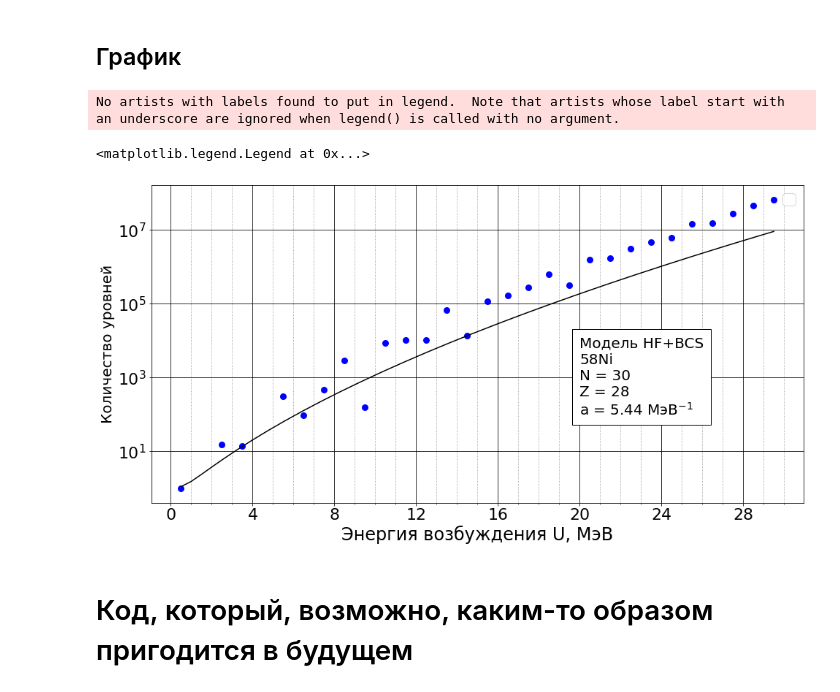
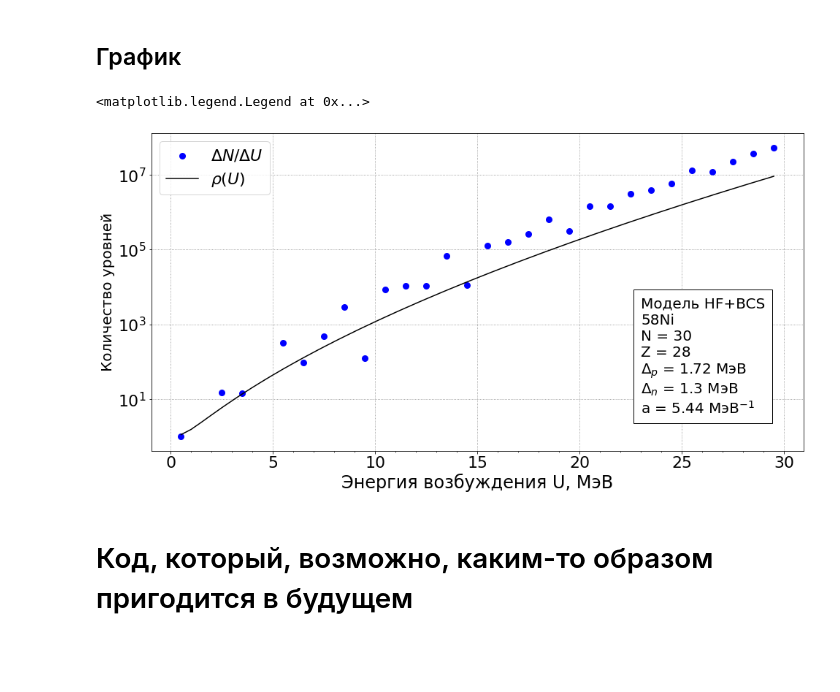
Before and after one commit to leonidtrofimov001/Level-Density, a Jupyter notebook: project_pairing HF_BCS.ipynb, the cells around one changed output. Cells and saved outputs as stored; diff of their text form; code cells hidden in the pictures; blank space fills up the shorter version.

```diff
--- a/project_pairing HF_BCS.ipynb
+++ b/project_pairing HF_BCS.ipynb
@@ -85,7 +91,8 @@ import re
 # %%
 nucleus = '58Ni'
 U = 30
-file = 'SLy4/Ni58_BCSd/Ni58_SLy4.1'
+file = 'SLy4/Ni58_SGII (1).1'
+pairs_2Delta = False # True of False
 # %%
 # Определение массового числа [A], числа протонов [N_p] и нейтронов [N_n] из [nucleus]
 
@@ -1115,30 +1116,33 @@ for i in range(len(rho_U_formula_range)):
 # %%
 fig, graph = plt.subplots(figsize=(16, 8))
 
 graph.set_xlabel("Энергия возбуждения U, МэВ", fontsize=24)
 graph.set_ylabel("Количество уровней", fontsize=20)
 
-graph.xaxis.set_major_locator(ticker.MultipleLocator(4))
-graph.grid(which='major', color='k')
+# graph.xaxis.set_major_locator(ticker.MultipleLocator(2))
+graph.yaxis.set_major_locator(ticker.MultipleLocator(1))
+graph.grid(which='major', color='gray', linestyle=':')
 graph.minorticks_on()
-graph.grid(axis='x', which='minor', color='gray', linestyle=':')
+# graph.grid(which='minor', axis='both', color='gray', linestyle=':')
 
-graph.scatter(U_axis, rho_array_energy_total, linewidths=3, color='blue')
-graph.plot(rho_U_formula_range, rho_U_formula_values, 'k')
+graph.scatter(U_axis, rho_array_energy_total, linewidths=3, color='blue', label='$\Delta N / \Delta U$')
+graph.plot(rho_U_formula_range, rho_U_formula_values, 'k', label='$ρ(U)$')
 
 graph.set_yscale('log')
 
-graph.text(20, 1e2, f'Модель HF+BCS\n'
+textHeight = math.log(max(rho_array_energy_total) / 3)/4
+graph.text(23, textHeight, f'Модель HF+BCS\n'
                     f'{A}Ni\n'
                     f'N = {N_n}\n'
                     f'Z = {N_p}\n'
+                    f'$\Delta_p$ = {round(DP, ndigits=2)} МэВ\n'
+                    f'$\Delta_n$ = {round(DN, ndigits=2)} МэВ\n'
                     f'a = {a} МэВ${{}}^{{-1}}$',
            bbox={'facecolor': 'white', 'alpha': 1, 'pad': 10}, fontsize=20)
 graph.legend()
 # %% [output]
-No artists with labels found to put in legend.  Note that artists whose label start with an underscore are ignored when legend() is called with no argument.
+<matplotlib.legend.Legend at 0x...>
-<matplotlib.legend.Legend at 0x...>
-[figure, old version]
+[figure, new version]
 # %% [markdown]
 # Код, который, возможно, каким-то образом пригодится в будущем
 # %% [markdown]
```
Also changed, not shown: parts of 18 cells of this notebook.
